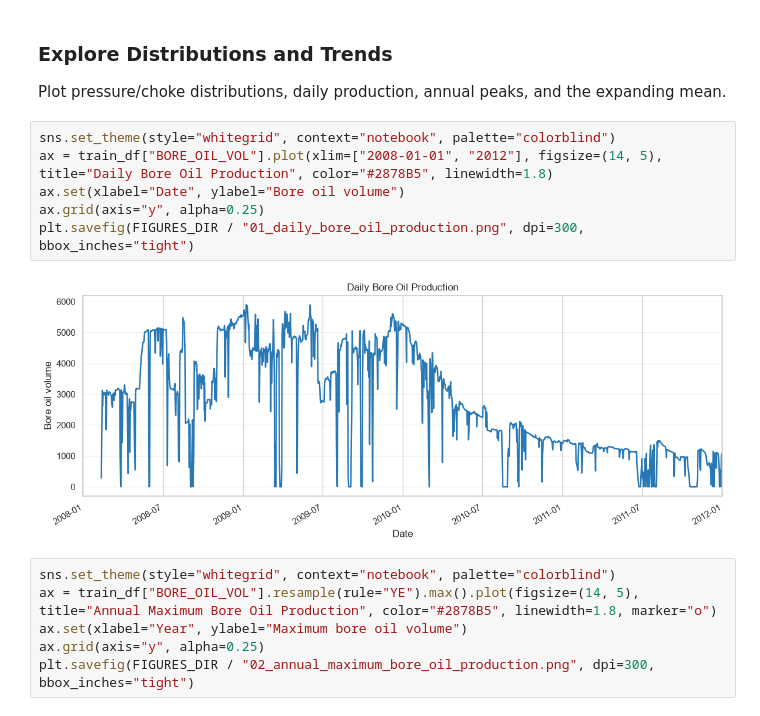
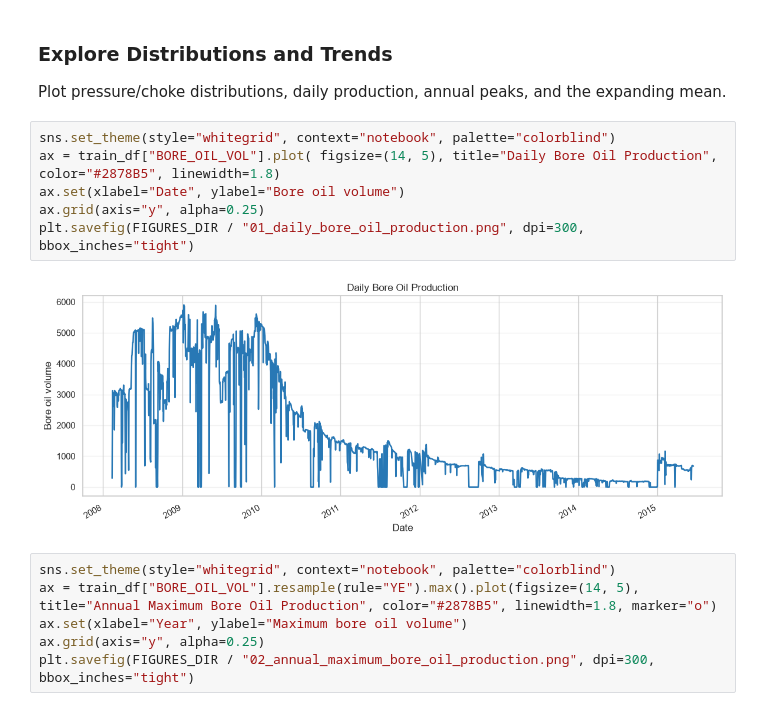
Before and after one commit to mohammedbaqir01/volve-production-forecasting, a Jupyter notebook: notebooks/time_series.ipynb, the cells around one changed output. Cells and saved outputs as stored; diff of their text form.

```diff
--- a/notebooks/time_series.ipynb
+++ b/notebooks/time_series.ipynb
@@ -239,12 +239,12 @@ train_df, test_df= process_data(train_df,test_df)
 Plot pressure/choke distributions, daily production, annual peaks, and the expanding mean.
 # %%
 sns.set_theme(style="whitegrid", context="notebook", palette="colorblind")
-ax = train_df["BORE_OIL_VOL"].plot(xlim=["2008-01-01", "2012"], figsize=(14, 5), title="Daily Bore Oil Production", color="#2878B5", linewidth=1.8)
+ax = train_df["BORE_OIL_VOL"].plot( figsize=(14, 5), title="Daily Bore Oil Production", color="#2878B5", linewidth=1.8)
 ax.set(xlabel="Date", ylabel="Bore oil volume")
 ax.grid(axis="y", alpha=0.25)
 plt.savefig(FIGURES_DIR / "01_daily_bore_oil_production.png", dpi=300, bbox_inches="tight")
 # %% [output]
-[figure, old version]
+[figure, new version]
 # %%
 sns.set_theme(style="whitegrid", context="notebook", palette="colorblind")
 ax = train_df["BORE_OIL_VOL"].resample(rule="YE").max().plot(figsize=(14, 5), title="Annual Maximum Bore Oil Production", color="#2878B5", linewidth=1.8, marker="o")
```
Also changed, not shown: parts of 3 cells of this notebook, 1 other file.
